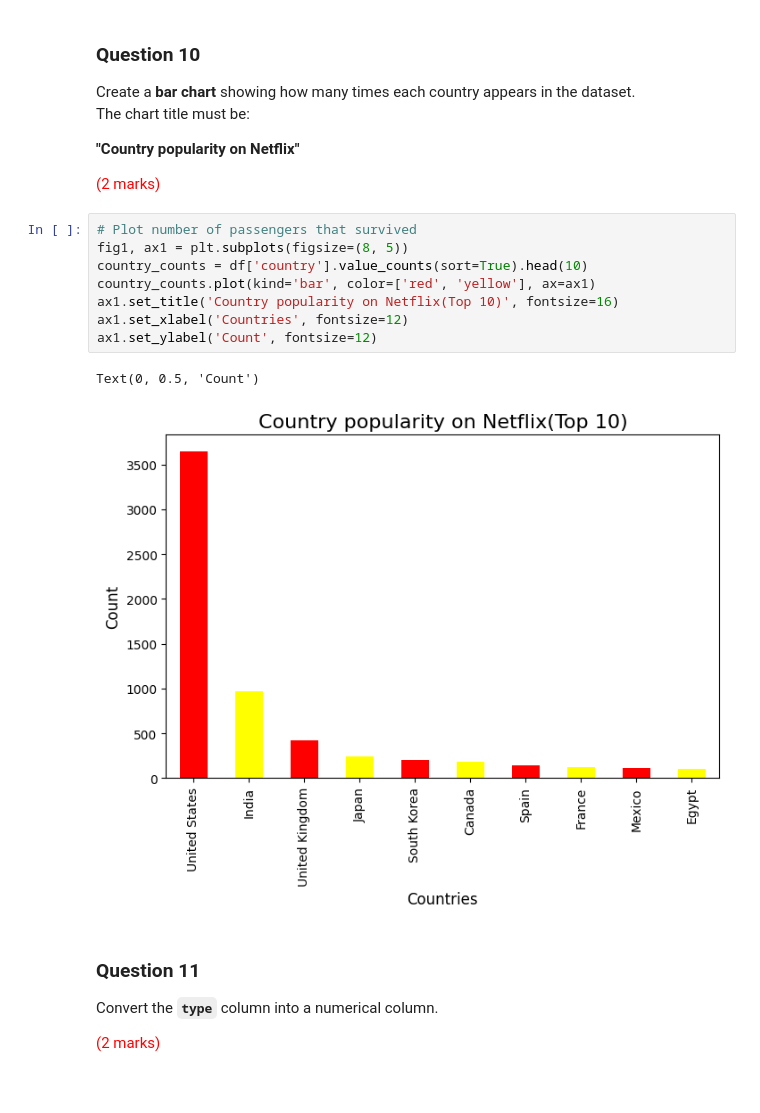
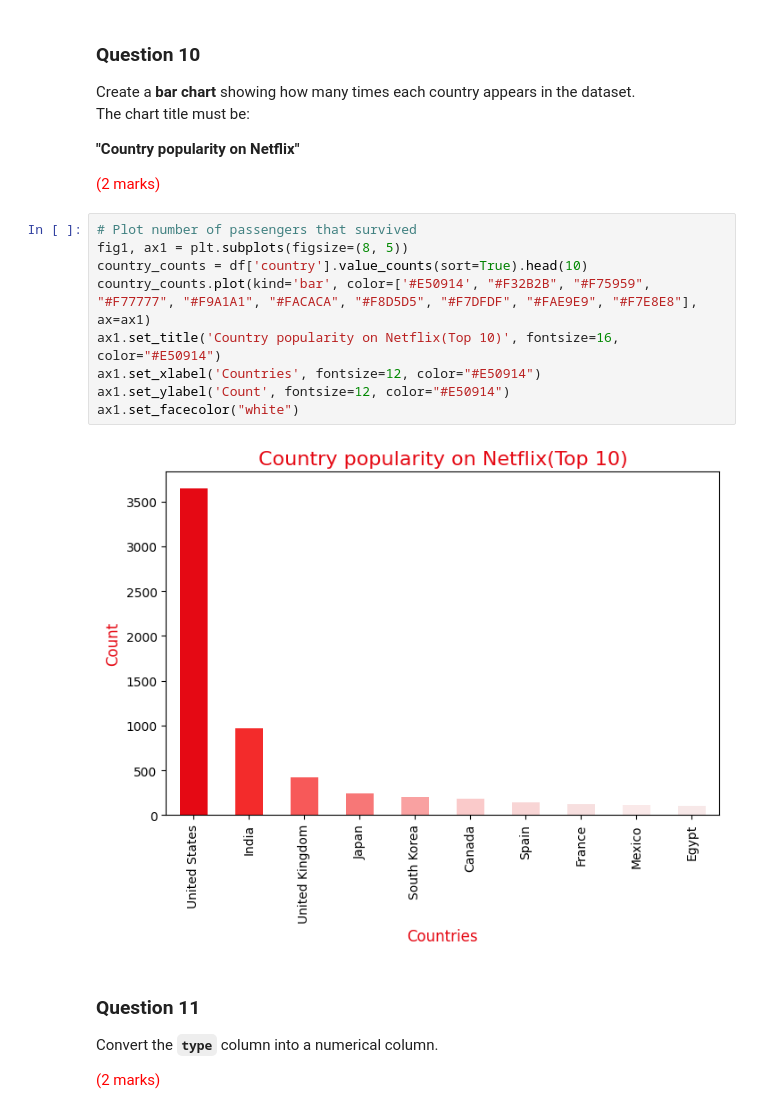
Before and after one commit to AlbertY123/Coding_Test, a Jupyter notebook: data_test.ipynb, the cells around one changed output. Drawn from its saved outputs; the diff is of its cells as text; blank space fills up the shorter version.

```diff
--- a/data_test.ipynb
+++ b/data_test.ipynb
@@ -192,14 +192,14 @@ The chart title must be:
 # %%
 # Plot number of passengers that survived
 fig1, ax1 = plt.subplots(figsize=(8, 5))
 country_counts = df['country'].value_counts(sort=True).head(10)
-country_counts.plot(kind='bar', color=['red', 'yellow'], ax=ax1)
-ax1.set_title('Country popularity on Netflix(Top 10)', fontsize=16)
-ax1.set_xlabel('Countries', fontsize=12)
-ax1.set_ylabel('Count', fontsize=12)
+country_counts.plot(kind='bar', color=['#E50914', "#F32B2B", "#F75959", "#F77777", "#F9A1A1", "#FACACA", "#F8D5D5", "#F7DFDF", "#FAE9E9", "#F7E8E8"], ax=ax1)
+ax1.set_title('Country popularity on Netflix(Top 10)', fontsize=16, color="#E50914")
+ax1.set_xlabel('Countries', fontsize=12, color="#E50914")
+ax1.set_ylabel('Count', fontsize=12, color="#E50914")
+ax1.set_facecolor("white")
 # %% [output]
-Text(0, 0.5, 'Count')
-[figure, old version]
+[figure, new version]
 # %% [markdown]
 ### Question 11
 Convert the **`type`** column into a numerical column.
```
